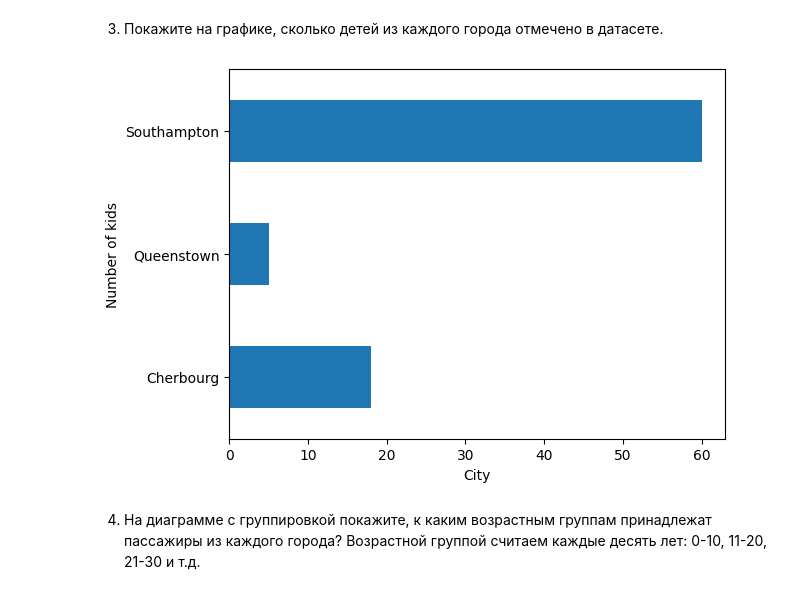
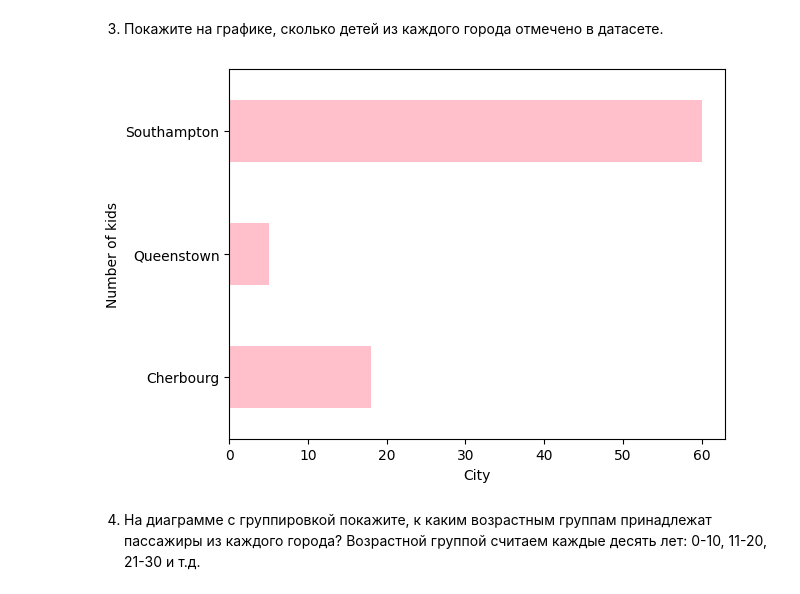
Before and after one commit to Daria13-gif/cs102, a Jupyter notebook: Копия_блокнота_"Защита_ЛР3_2_ipynb".ipynb, the cells around one changed output. Drawn from its saved outputs; the diff is of its cells as text; code cells hidden in the pictures.

```diff
--- a/Копия_блокнота_"Защита_ЛР3_2_ipynb".ipynb
+++ b/Копия_блокнота_"Защита_ЛР3_2_ipynb".ipynb
@@ -90,16 +90,16 @@ Name: fare, dtype: float64
 # %%
 import matplotlib.pyplot as plt
 import seaborn as sns
 
 df = sns.load_dataset("titanic")
 kids = df[df['who'] == 'child']
 city_count = kids.groupby('embark_town')['embark_town'].count()
-city_count.plot(kind='barh')
+city_count.plot(kind='barh', color='pink')
 plt.xlabel('City')
 plt.ylabel('Number of kids')
 plt.show()
 # %% [output]
-[figure, old version]
+[figure, new version]
 # %% [markdown]
 4. На диаграмме с группировкой покажите, к каким возрастным группам принадлежат пассажиры из каждого города? Возрастной группой считаем каждые десять лет: 0-10, 11-20, 21-30 и т.д.
 # %%
```
